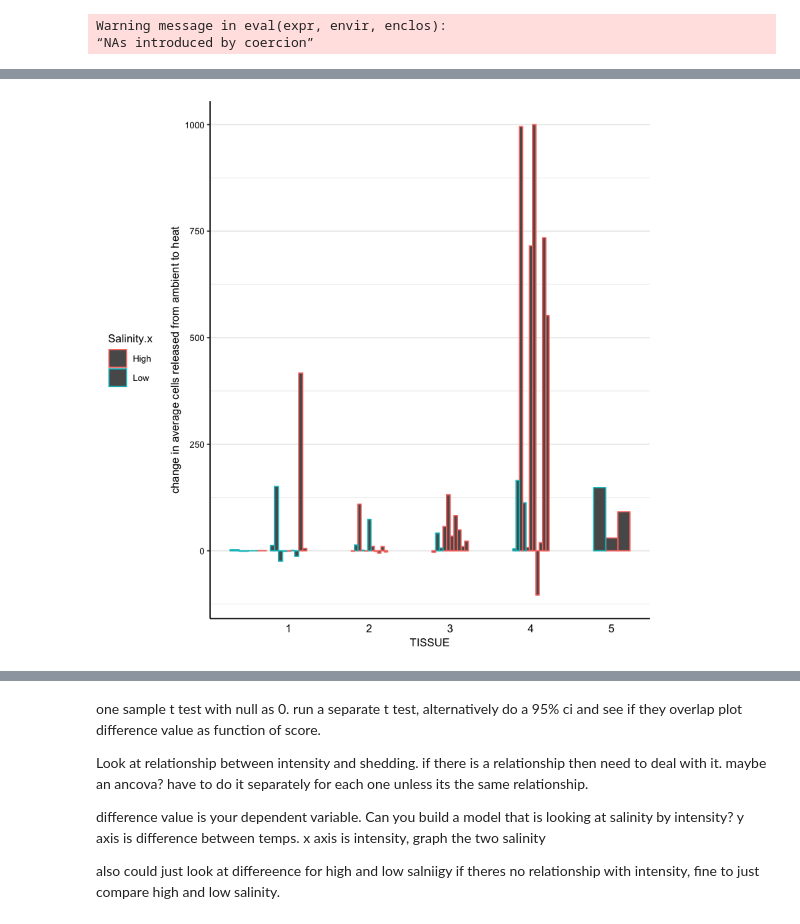
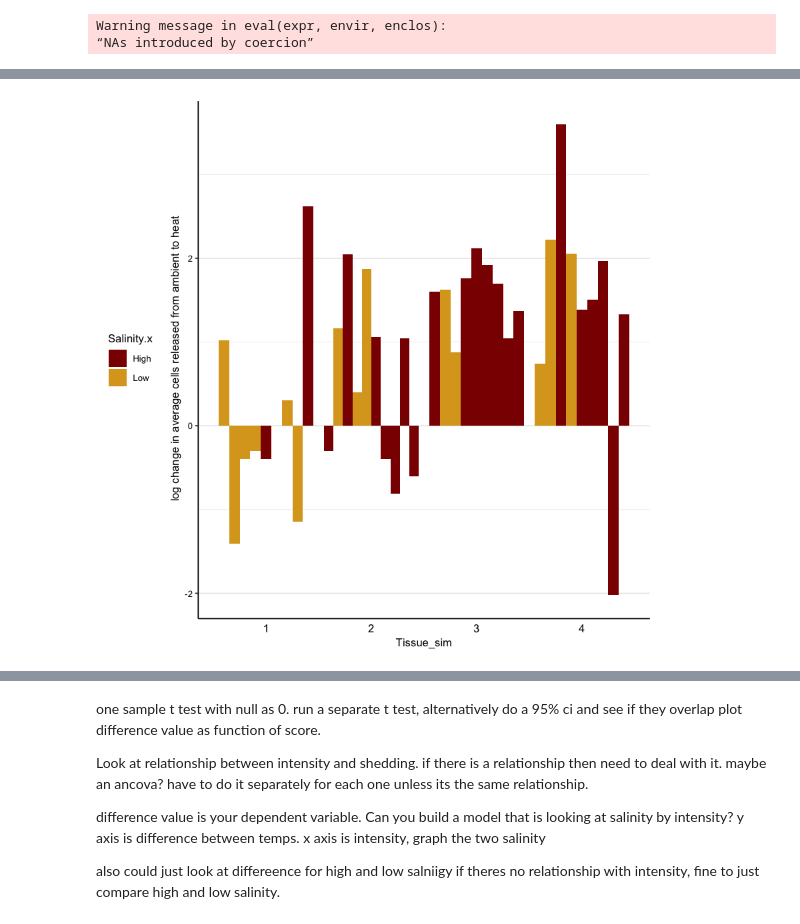
Before and after one commit to sagw/DE2019, a Jupyter notebook: Shed2019.ipynb, the cells around one changed output, grey strips where cells are left out. Cells and saved outputs as stored; diff of their text form; code cells hidden in the pictures.

```diff
--- a/Shed2019.ipynb
+++ b/Shed2019.ipynb
@@ -217,5 +308,10 @@ diffs$avg=as.numeric(as.character(diffs$avg))
 # %% [output]
 Warning message in eval(expr, envir, enclos):
 “NAs introduced by coercion”
+# %%
+means$Salinity=ifelse(substr(means$ID,3,3)=="W", "Low", "High")
 # %%
-diffsm=merge(diffs, oysters, by="ID")
+diffsm=merge(means, oysters, by="ID")
+# %%
+#combine 0.5 and 1 and 4 and 5
+diffsm$Tissue_sim=ifelse(diffsm$TISSUE==0.5, 1.0, ifelse(diffsm$TISSUE==5, 4.0, diffsm$TISSUE))
@@ -231,0 +340,2 @@ head(diffsm)
+# %%
+diffsm$logdiff=ifelse(diffsm$diff>0, log10(diffsm$diff+1), ifelse(diffsm$diff==0, 0, -log10(abs(diffsm$diff)+1)))
@@ -232,5 +345,5 @@ head(diffsm)
 # %%
-ggplot(na.omit(diffsm), aes(x = TISSUE, y = avg, group=ID, color=Salinity.x)) +
+ggplot(diffsm, aes(x = Tissue_sim, y = logdiff, group=ID, fill=Salinity.x)) +
 scale_fill_manual(values=c("darkred", "goldenrod"))+
 geom_bar(stat="identity", position="dodge")+
 theme_bw()+
@@ -240,6 +353,7 @@ theme_bw()+
 
           axis.ticks.x=element_blank(), axis.line=element_line(color="black"), axis.text=element_text(color="black"),
        axis.text.x=element_text(size=10),
-          text = element_text(size=10))+
-ylab("change in average cells released from ambient to heat")
+         text = element_text(size=10))+
+#ylim(-15,10000)+
+ylab(" log change in average cells released from ambient to heat")
 # %% [output]
@@ -246 +362 @@ ylab("change in average cells released from ambient to heat")
-[figure, old version]
+[figure, new version]
```
Also changed, not shown: parts of 70 cells of this notebook, 1 other file.
